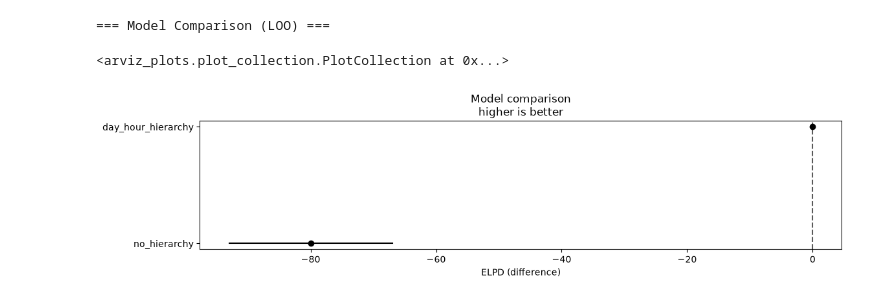
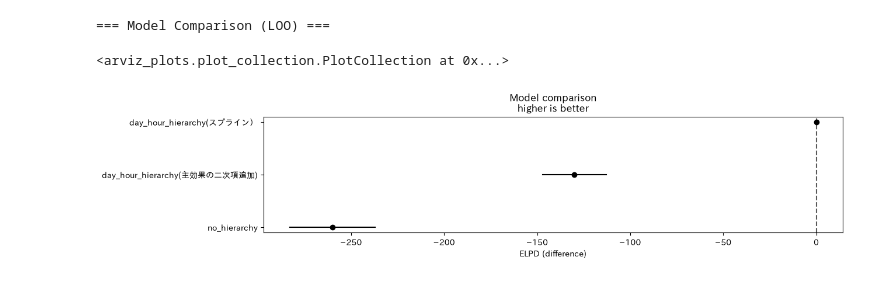
Before and after one commit to karahashimanato/bayesian-A-B-testing, a Jupyter notebook: notebooks/evaluation.ipynb, the cells around one changed output. Drawn from its saved outputs; the diff is of its cells as text; code cells hidden in the pictures.

```diff
--- a/notebooks/evaluation.ipynb
+++ b/notebooks/evaluation.ipynb
@@ -14,19 +13,22 @@ converted_logi = df_sub_logi["converted"].values
 # %%
 #WAIC/LOOによるモデル比較→予測分布全体のあてはまり
 trace_nuts = az.from_netcdf("../models/trace_nuts.nc")
-trace_hier = az.from_netcdf("../models/trace_hier.nc")
-
+#trace_hier = az.from_netcdf("../models/trace_hier.nc")
+trace_hier_v2 = az.from_netcdf("../models/trace_hier_v2.nc")
+trace_spline = az.from_netcdf("../models/model_spline.nc")
 comparison = az.compare({
     "no_hierarchy": trace_nuts,
-    "day_hour_hierarchy": trace_hier
+    #"day_hour_hierarchy": trace_hier,
+    "day_hour_hierarchy(主効果の二次項追加)": trace_hier_v2,
+    "day_hour_hierarchy(スプライン）": trace_spline
 })
 
 print("=== Model Comparison (LOO) ===")
 az.plot_compare(comparison)
 # %% [output]
 === Model Comparison (LOO) ===
 <arviz_plots.plot_collection.PlotCollection at 0x...>
-[figure, old version]
+[figure, new version]
 # %%
 comparison
 # %% [output]
```
Also changed, not shown: parts of 13 cells of this notebook, 12 other files.
